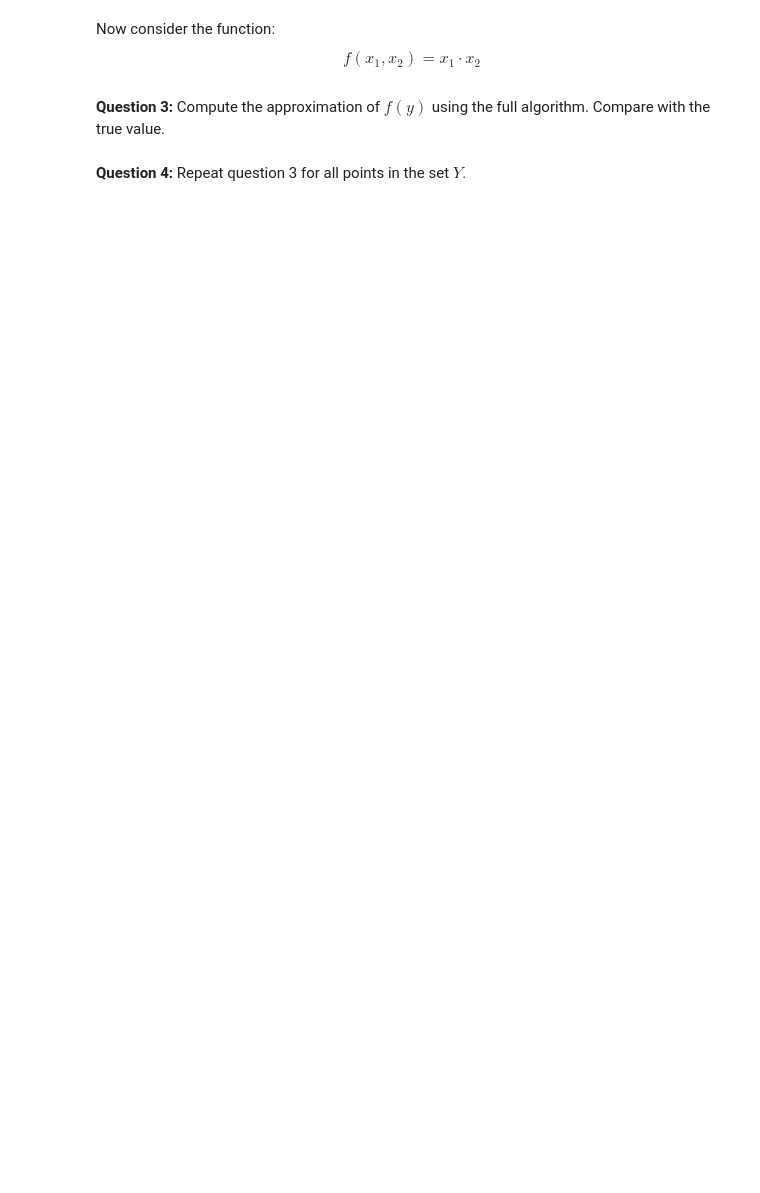
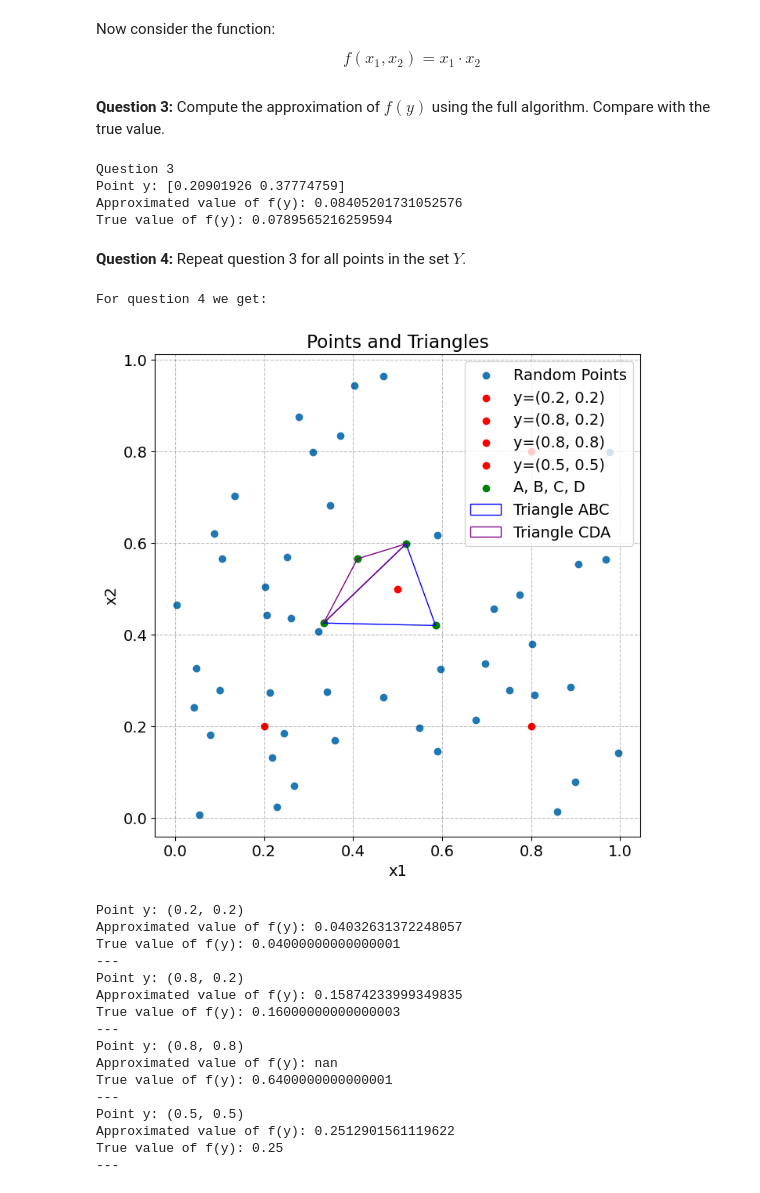
Before and after one commit to NumEconCopenhagen/projects-2024-darja-christian, a Jupyter notebook: examproject/exam_2024.ipynb, the cells around one changed output. Drawn from its saved outputs; the diff is of its cells as text; code cells hidden in the pictures; blank space fills up the shorter version.

```diff
--- a/examproject/exam_2024.ipynb
+++ b/examproject/exam_2024.ipynb
@@ -349,3 +529,15 @@ F = np.array([f(x) for x in X])
+# %%
+# Question 3
+print("Question 3")
+y, f_y_approx, f_y_true = question3()
+print(f"Point y: {y}")
+print(f"Approximated value of f(y): {f_y_approx}")
+print(f"True value of f(y): {f_y_true}")
+# %% [output]
+Question 3
+Point y: [0.20901926 0.37774759]
+Approximated value of f(y): 0.08405201731052576
+True value of f(y): 0.0789565216259594
 # %% [markdown]
 **Question 4:** Repeat question 3 for all points in the set $Y$.
 # %%
@@ -354,0 +545,22 @@ Y = [(0.2,0.2),(0.8,0.2),(0.8,0.8),(0.8,0.2),(0.5,0.5)]
+# %%
+print("For question 4 we get:")
+question4()
+# %% [output]
+For question 4 we get:
+[figure, added]
+Point y: (0.2, 0.2)
+Approximated value of f(y): 0.04032631372248057
+True value of f(y): 0.04000000000000001
+---
+Point y: (0.8, 0.2)
+Approximated value of f(y): 0.15874233999349835
+True value of f(y): 0.16000000000000003
+---
+Point y: (0.8, 0.8)
+Approximated value of f(y): nan
+True value of f(y): 0.6400000000000001
+---
+Point y: (0.5, 0.5)
+Approximated value of f(y): 0.2512901561119622
+True value of f(y): 0.25
+---
```
Also changed, not shown: parts of 14 cells of this notebook.
